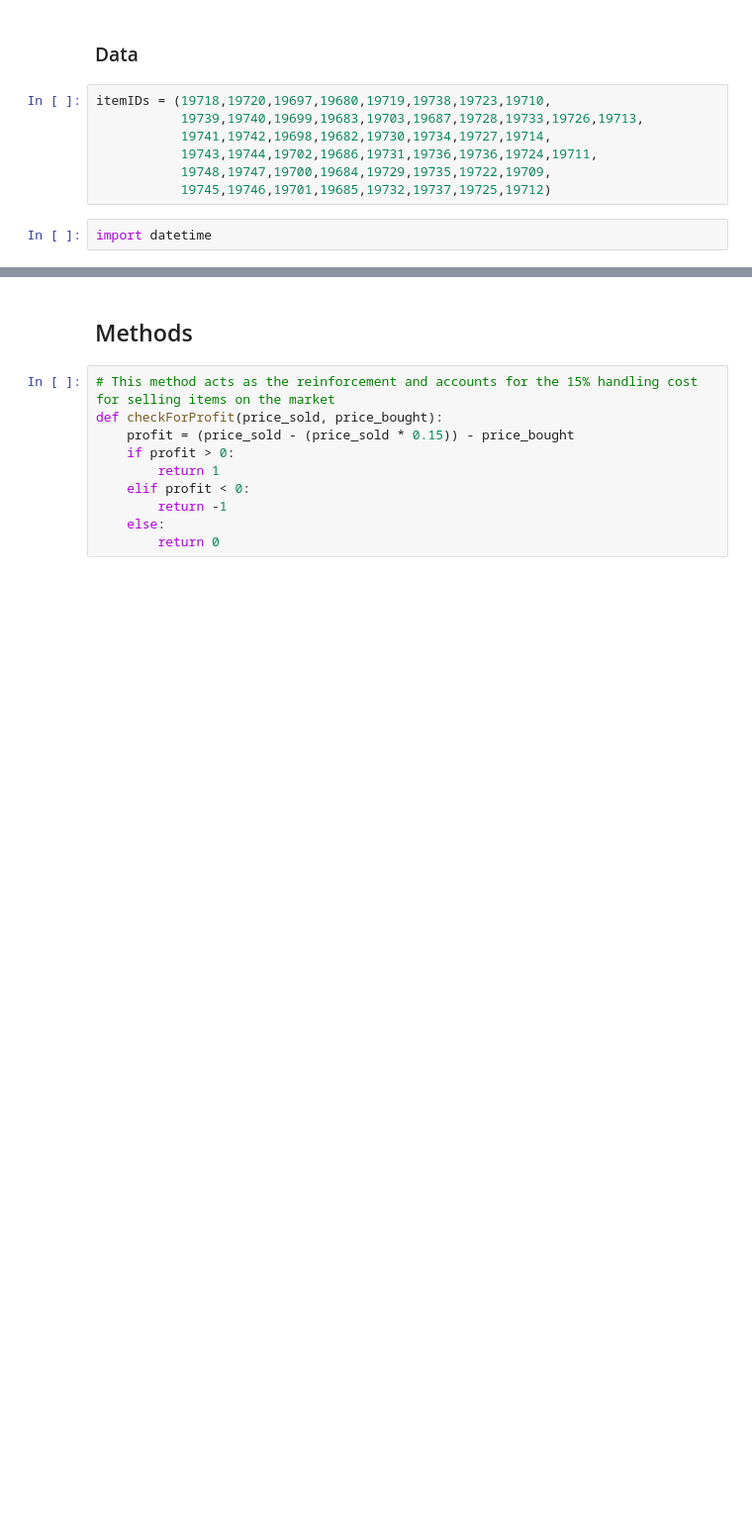
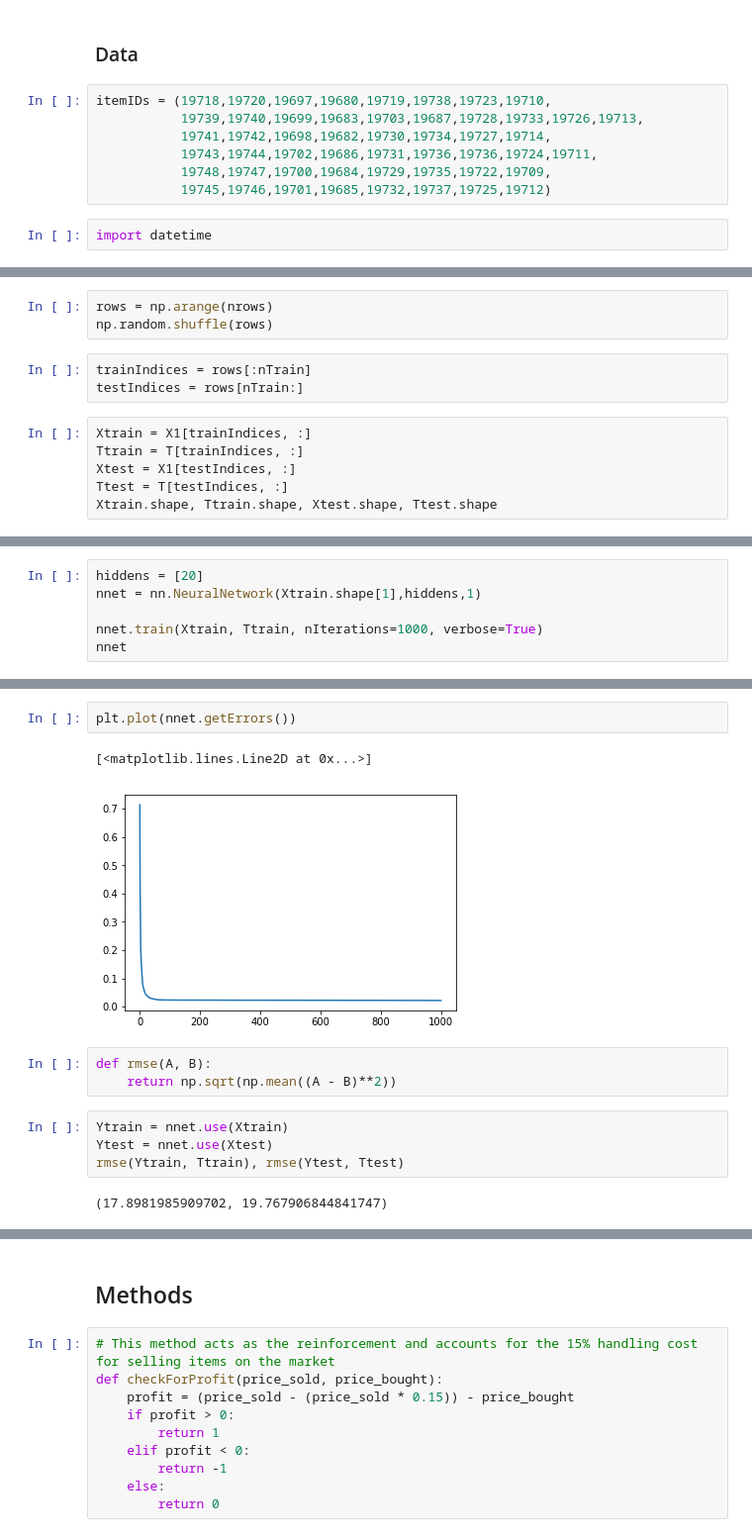
Before and after one commit to vicweeks/CS445-TermProject, a Jupyter notebook: TermProject.ipynb, the cells around one changed output, grey strips where cells are left out. Shown at 99% size. Cells and saved outputs as stored; diff of their text form; blank space fills up the shorter version.

```diff
--- a/TermProject.ipynb
+++ b/TermProject.ipynb
@@ -119,0 +142,12 @@ currPortfolio['19725']
+# %%
+rows = np.arange(nrows)
+np.random.shuffle(rows)
+# %%
+trainIndices = rows[:nTrain]
+testIndices = rows[nTrain:]
+# %%
+Xtrain = X1[trainIndices, :]
+Ttrain = T[trainIndices, :]
+Xtest = X1[testIndices, :]
+Ttest = T[testIndices, :]
+Xtrain.shape, Ttrain.shape, Xtest.shape, Ttest.shape
@@ -119,0 +156,6 @@ currPortfolio['19725']
+# %%
+hiddens = [20]
+nnet = nn.NeuralNetwork(Xtrain.shape[1],hiddens,1)
+
+nnet.train(Xtrain, Ttrain, nIterations=1000, verbose=True)
+nnet
@@ -119,0 +175,14 @@ currPortfolio['19725']
+# %%
+plt.plot(nnet.getErrors())
+# %% [output]
+[<matplotlib.lines.Line2D at 0x...>]
+[figure, added]
+# %%
+def rmse(A, B):
+    return np.sqrt(np.mean((A - B)**2))
+# %%
+Ytrain = nnet.use(Xtrain)
+Ytest = nnet.use(Xtest)
+rmse(Ytrain, Ttrain), rmse(Ytest, Ttest)
+# %% [output]
+(17.8981985909702, 19.767906844841747)
```
Also changed, not shown: parts of 22 cells of this notebook, 2 other files.
